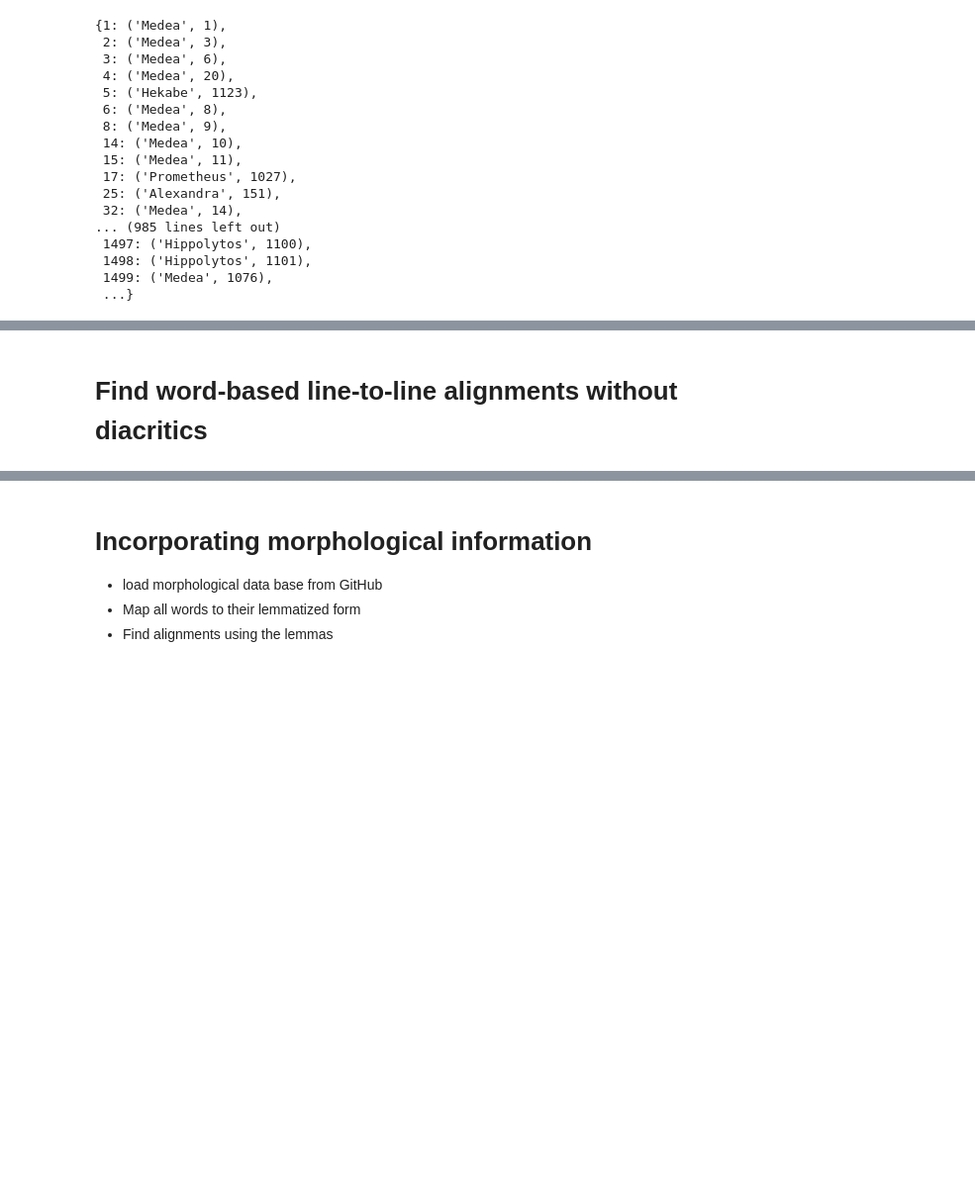
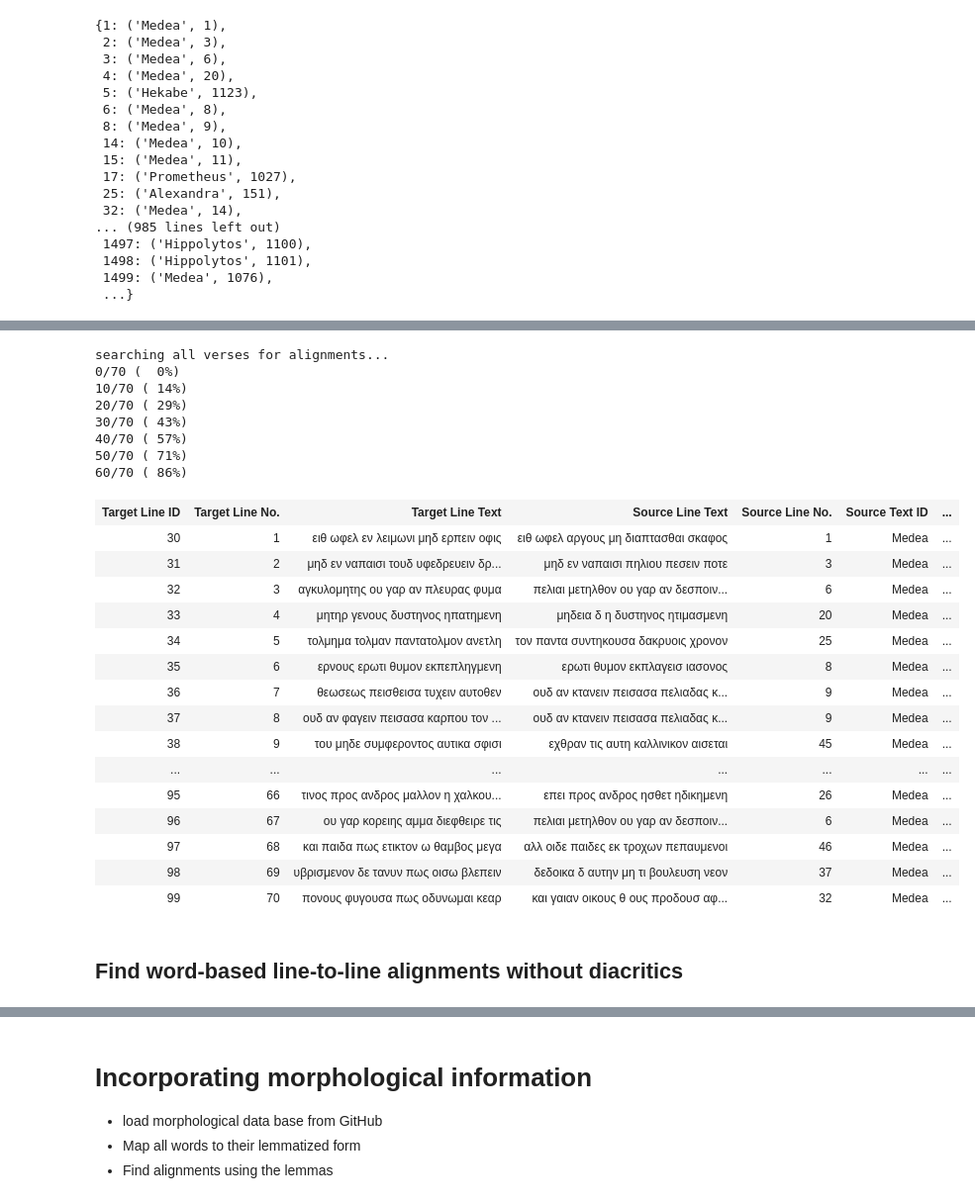
Before and after one commit to nicoschmidt/DigitalCentones, a Jupyter notebook: SmartTexts2019/Practicum.ipynb, the cells around one changed output, grey strips where cells are left out. Shown: that part at 99% size. Drawn from its saved outputs; the diff is of its cells as text; code cells hidden in the pictures; blank space fills up the shorter version.

```diff
--- a/SmartTexts2019/Practicum.ipynb
+++ b/SmartTexts2019/Practicum.ipynb
@@ -247,17 +263,43 @@ KeyboardInterrupt: ignored
 # %%
-smith_waterman = SmithWaterman(match_score=4,
+smith_waterman = SmithWaterman(match_score=2,
                                mismatch_score=-1,
                                gap_score=-1,
                                n_max_alignments=1,
                                min_score_treshold=0)
 line_form_func = lambda line:line.text_no_diacritics
 alignments_outfile = 'alignments_character-based_without_diacritics'
 target_lines = lines_chr_pat
 source_lines_dict = {lines_medea[0].work_id:lines_medea}
 alignments = find_line_to_line_alignments(target_lines, source_lines_dict, smith_waterman.align, 3, line_form_func)
 save_alignments_html(alignments, target_lines, source_lines_dict, alignments_outfile, line_form_func, 4)
+HTML(filename='./'+ alignments_outfile + '.html')
+# %% [output]
+searching all verses for alignments...
+0/70 (  0%)
+10/70 ( 14%)
+20/70 ( 29%)
+30/70 ( 43%)
+40/70 ( 57%)
+50/70 ( 71%)
+60/70 ( 86%)
+| Target Line ID | Target Line No. | Target Line Text | Source Line Text | Source Line No. | Source Text ID | ... |
+| 30 | 1 | ειθ ωφελ εν λειμωνι μηδ ερπειν οφις | ειθ ωφελ αργους μη διαπτασθαι σκαφος | 1 | Medea | ... |
+| 31 | 2 | μηδ εν ναπαισι τουδ υφεδρευειν δρ... | μηδ εν ναπαισι πηλιου πεσειν ποτε | 3 | Medea | ... |
+| 32 | 3 | αγκυλομητης ου γαρ αν πλευρας φυμα | πελιαι μετηλθον ου γαρ αν δεσποιν... | 6 | Medea | ... |
+| 33 | 4 | μητηρ γενους δυστηνος ηπατημενη | μηδεια δ η δυστηνος ητιμασμενη | 20 | Medea | ... |
+| 34 | 5 | τολμημα τολμαν παντατολμον ανετλη | τον παντα συντηκουσα δακρυοις χρονον | 25 | Medea | ... |
+| 35 | 6 | ερνους ερωτι θυμον εκπεπληγμενη | ερωτι θυμον εκπλαγεισ ιασονος | 8 | Medea | ... |
+| 36 | 7 | θεωσεως πεισθεισα τυχειν αυτοθεν | ουδ αν κτανειν πεισασα πελιαδας κ... | 9 | Medea | ... |
+| 37 | 8 | ουδ αν φαγειν πεισασα καρπου τον ... | ουδ αν κτανειν πεισασα πελιαδας κ... | 9 | Medea | ... |
+| 38 | 9 | του μηδε συμφεροντος αυτικα σφισι | εχθραν τις αυτη καλλινικον αισεται | 45 | Medea | ... |
+| ... | ... | ... | ... | ... | ... | ... |
+| 95 | 66 | τινος προς ανδρος μαλλον η χαλκου... | επει προς ανδρος ησθετ ηδικημενη | 26 | Medea | ... |
+| 96 | 67 | ου γαρ κορειης αμμα διεφθειρε τις | πελιαι μετηλθον ου γαρ αν δεσποιν... | 6 | Medea | ... |
+| 97 | 68 | και παιδα πως ετικτον ω θαμβος μεγα | αλλ οιδε παιδες εκ τροχων πεπαυμενοι | 46 | Medea | ... |
+| 98 | 69 | υβρισμενον δε τανυν πως οισω βλεπειν | δεδοικα δ αυτην μη τι βουλευση νεον | 37 | Medea | ... |
+| 99 | 70 | πονους φυγουσα πως οδυνωμαι κεαρ | και γαιαν οικους θ ους προδουσ αφ... | 32 | Medea | ... |
 # %% [markdown]
-# Find word-based line-to-line alignments without diacritics
+## Find word-based line-to-line alignments without diacritics
 # %%
 smith_waterman = SmithWaterman(match_score=2,
                                mismatch_score=-1,
```
Also changed, not shown: parts of 19 cells of this notebook.
